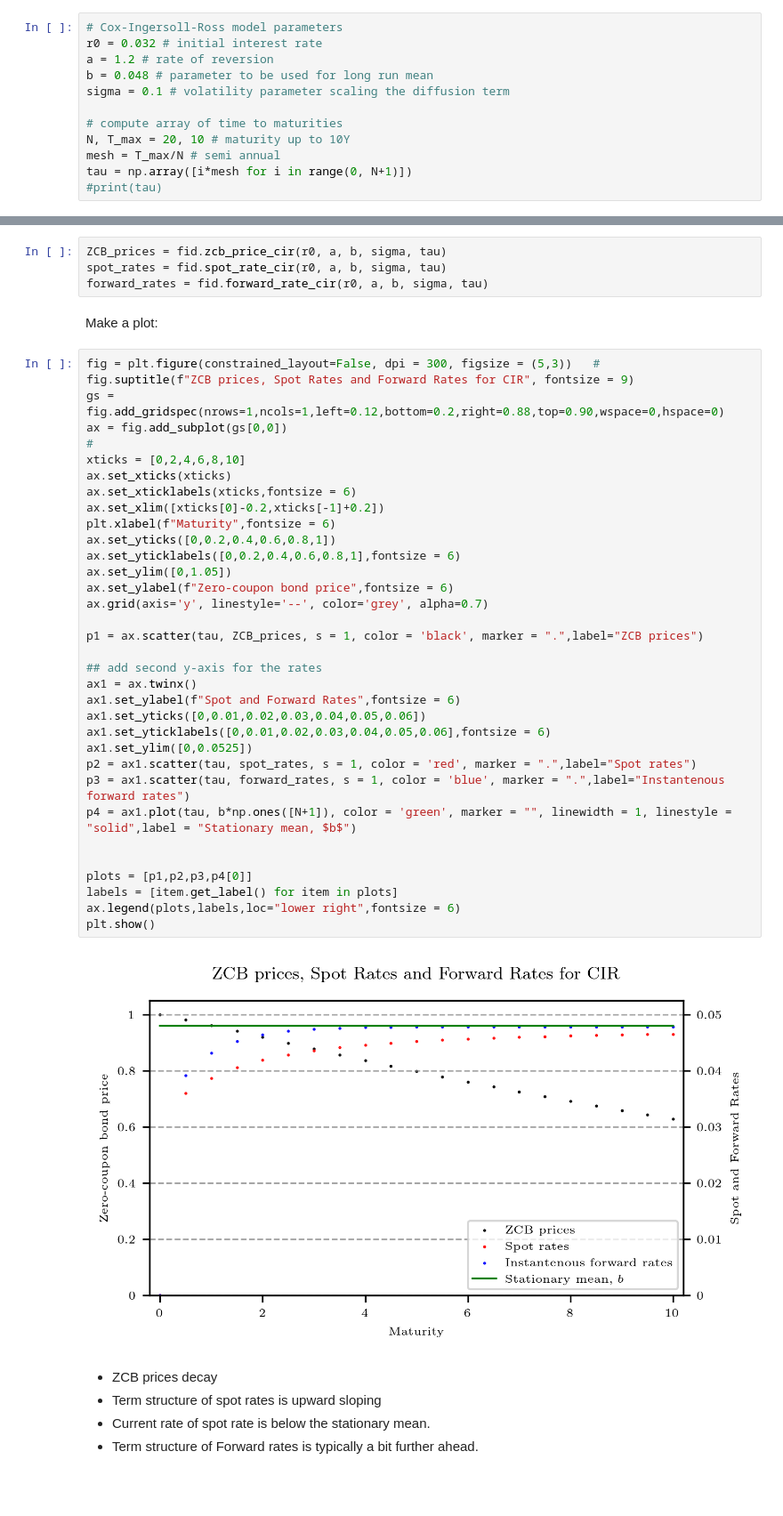
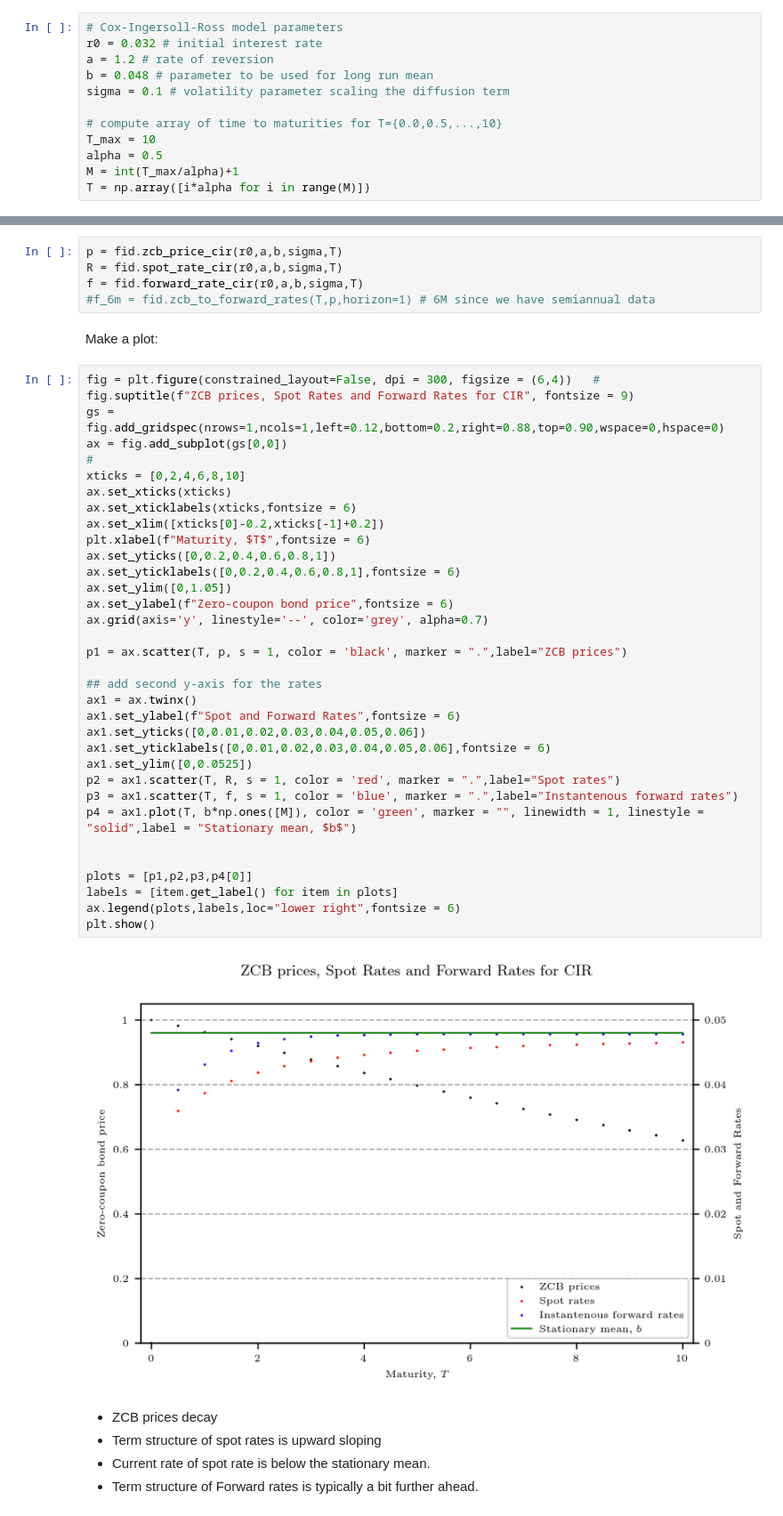
Before and after one commit to HansChristianPOLIT/Fixed-Income-Derivatives, a Jupyter notebook: CIR.ipynb, the cells around one changed output, grey strips where cells are left out. Shown at 89% size. Drawn from its saved outputs; the diff is of its cells as text; blank space fills up the shorter version.

```diff
--- a/CIR.ipynb
+++ b/CIR.ipynb
@@ -31,55 +26,56 @@ a = 1.2 # rate of reversion
 b = 0.048 # parameter to be used for long run mean
 sigma = 0.1 # volatility parameter scaling the diffusion term
 
-# compute array of time to maturities
-N, T_max = 20, 10 # maturity up to 10Y
-mesh = T_max/N # semi annual
-tau = np.array([i*mesh for i in range(0, N+1)])
-#print(tau)
+# compute array of time to maturities for T={0.0,0.5,...,10}
+T_max = 10
+alpha = 0.5
+M = int(T_max/alpha)+1
+T = np.array([i*alpha for i in range(M)])
 # %% [markdown]
 Using that Vasicek possess an Affine term structure:
 # %%
-ZCB_prices = fid.zcb_price_cir(r0, a, b, sigma, tau)
-spot_rates = fid.spot_rate_cir(r0, a, b, sigma, tau)
-forward_rates = fid.forward_rate_cir(r0, a, b, sigma, tau)
+p = fid.zcb_price_cir(r0,a,b,sigma,T)
+R = fid.spot_rate_cir(r0,a,b,sigma,T)
+f = fid.forward_rate_cir(r0,a,b,sigma,T)
+#f_6m = fid.zcb_to_forward_rates(T,p,horizon=1) # 6M since we have semiannual data
 # %% [markdown]
 Make a plot:
 # %%
-fig = plt.figure(constrained_layout=False, dpi = 300, figsize = (5,3))   #
+fig = plt.figure(constrained_layout=False, dpi = 300, figsize = (6,4))   #
 fig.suptitle(f"ZCB prices, Spot Rates and Forward Rates for CIR", fontsize = 9)
 gs = fig.add_gridspec(nrows=1,ncols=1,left=0.12,bottom=0.2,right=0.88,top=0.90,wspace=0,hspace=0)
 ax = fig.add_subplot(gs[0,0])
 #
 xticks = [0,2,4,6,8,10]
 ax.set_xticks(xticks)
 ax.set_xticklabels(xticks,fontsize = 6)
 ax.set_xlim([xticks[0]-0.2,xticks[-1]+0.2])
-plt.xlabel(f"Maturity",fontsize = 6)
+plt.xlabel(f"Maturity, $T$",fontsize = 6)
 ax.set_yticks([0,0.2,0.4,0.6,0.8,1])
 ax.set_yticklabels([0,0.2,0.4,0.6,0.8,1],fontsize = 6)
 ax.set_ylim([0,1.05])
 ax.set_ylabel(f"Zero-coupon bond price",fontsize = 6)
 ax.grid(axis='y', linestyle='--', color='grey', alpha=0.7)
 
-p1 = ax.scatter(tau, ZCB_prices, s = 1, color = 'black', marker = ".",label="ZCB prices")
+p1 = ax.scatter(T, p, s = 1, color = 'black', marker = ".",label="ZCB prices")
 
 ## add second y-axis for the rates
 ax1 = ax.twinx()
 ax1.set_ylabel(f"Spot and Forward Rates",fontsize = 6)
 ax1.set_yticks([0,0.01,0.02,0.03,0.04,0.05,0.06])
 ax1.set_yticklabels([0,0.01,0.02,0.03,0.04,0.05,0.06],fontsize = 6)
 ax1.set_ylim([0,0.0525])
-p2 = ax1.scatter(tau, spot_rates, s = 1, color = 'red', marker = ".",label="Spot rates")
-p3 = ax1.scatter(tau, forward_rates, s = 1, color = 'blue', marker = ".",label="Instantenous forward rates")
-p4 = ax1.plot(tau, b*np.ones([N+1]), color = 'green', marker = "", linewidth = 1, linestyle = "solid",label = "Stationary mean, $b$")
+p2 = ax1.scatter(T, R, s = 1, color = 'red', marker = ".",label="Spot rates")
+p3 = ax1.scatter(T, f, s = 1, color = 'blue', marker = ".",label="Instantenous forward rates")
+p4 = ax1.plot(T, b*np.ones([M]), color = 'green', marker = "", linewidth = 1, linestyle = "solid",label = "Stationary mean, $b$")
 
 
 plots = [p1,p2,p3,p4[0]]
 labels = [item.get_label() for item in plots]
 ax.legend(plots,labels,loc="lower right",fontsize = 6)
 plt.show()
 # %% [output]
-[figure, old version]
+[figure, new version]
 # %% [markdown]
 * ZCB prices decay
 * Term structure of spot rates is upward sloping
```
Also changed, not shown: parts of 33 cells of this notebook, 3 other files.
